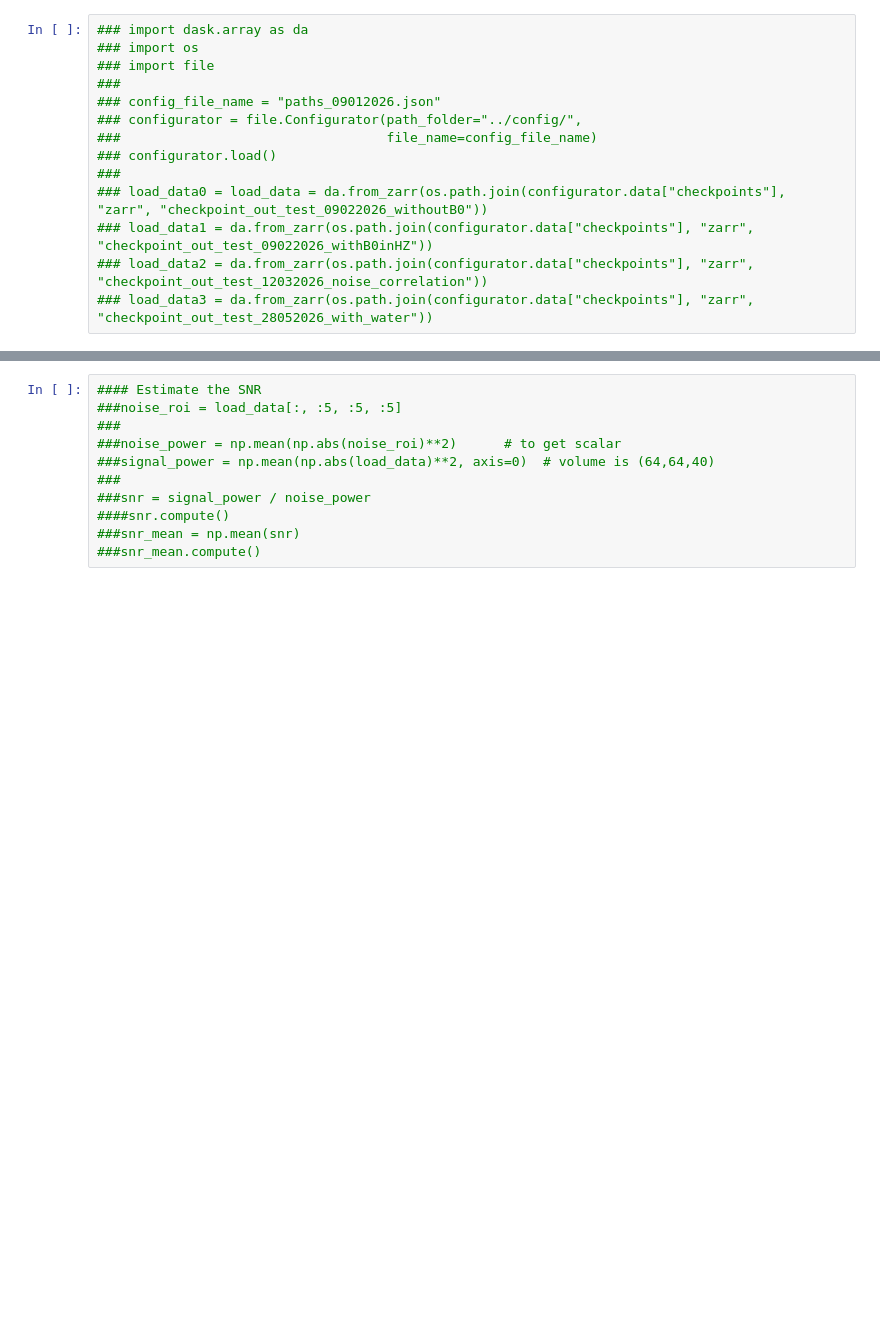
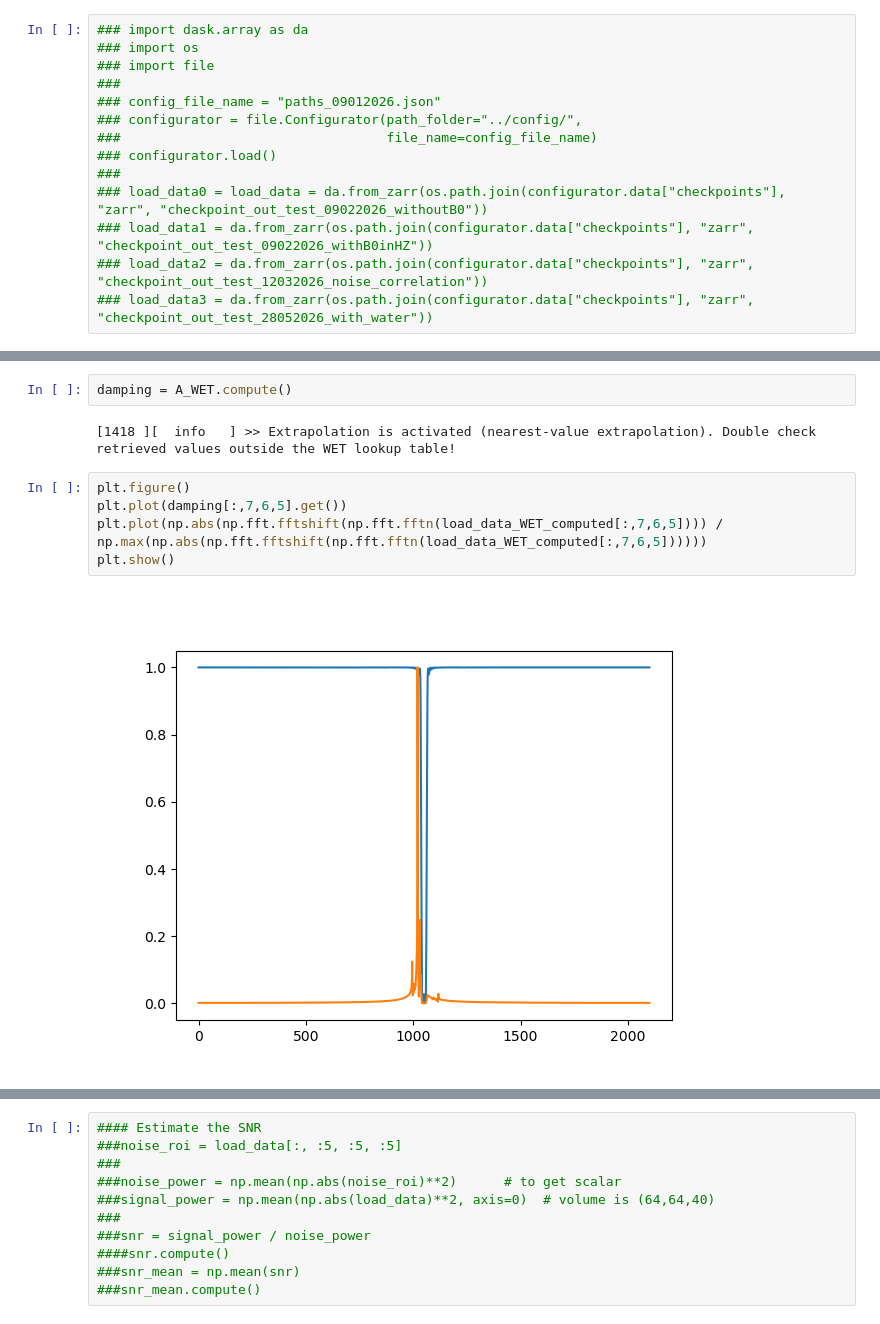
Before and after one commit to MRSI-HFMR-Group-Vienna/Synthetic_MRSI, a Jupyter notebook: code/main_notebook.ipynb, the cells around one changed output, grey strips where cells are left out. Cells and saved outputs as stored; diff of their text form; blank space fills up the shorter version.

```diff
--- a/code/main_notebook.ipynb
+++ b/code/main_notebook.ipynb
@@ -1134,0 +1287,11 @@ JupyterPlotManager.volume_grid_viewer(vols=[da.abs(load_data[120,:,:,:])], rows=
+# %%
+damping = A_WET.compute()
+# %% [output]
+[1418 ][  info   ] >> Extrapolation is activated (nearest-value extrapolation). Double check retrieved values outside the WET lookup table!
+# %%
+plt.figure()
+plt.plot(damping[:,7,6,5].get())
+plt.plot(np.abs(np.fft.fftshift(np.fft.fftn(load_data_WET_computed[:,7,6,5]))) / np.max(np.abs(np.fft.fftshift(np.fft.fftn(load_data_WET_computed[:,7,6,5])))))
+plt.show()
+# %% [output]
+[figure, added]
```
Also changed, not shown: parts of 39 cells of this notebook, 8 other files.
